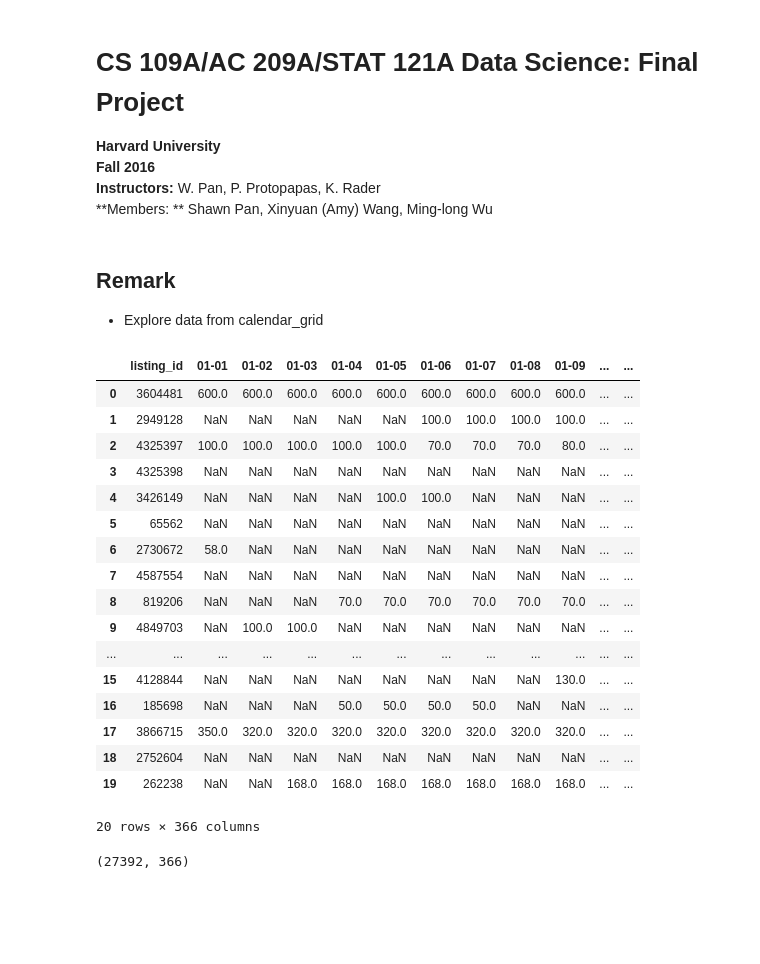
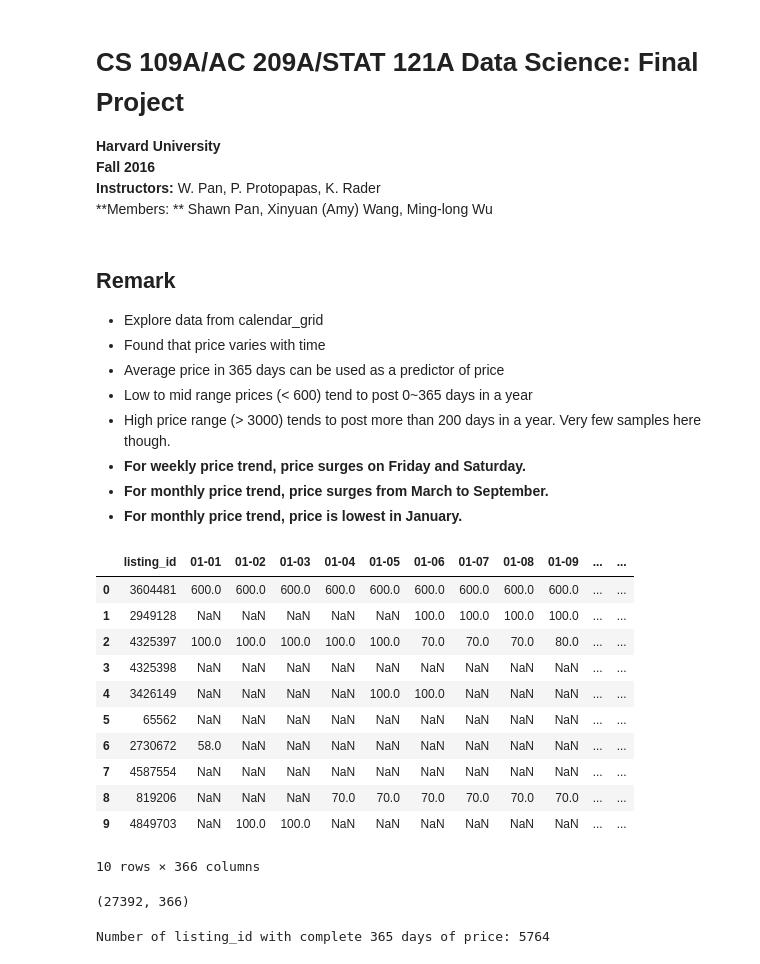
Before and after one commit to xwang146/cs109-airbnb-13, a Jupyter notebook: Code/01_load_exploration/DataExploration_calendar_grid.ipynb, the cells around one changed output. Cells and saved outputs as stored; diff of their text form; code cells hidden in the pictures; blank space fills up the shorter version.

```diff
--- a/Code/01_load_exploration/DataExploration_calendar_grid.ipynb
+++ b/Code/01_load_exploration/DataExploration_calendar_grid.ipynb
@@ -4,7 +4,3 @@
 **Fall 2016**<br>
 **Instructors:** W. Pan, P. Protopapas, K. Rader<br>
 **Members: ** Shawn Pan, Xinyuan (Amy) Wang, Ming-long Wu
-# %% [markdown]
-## Remark ##
-
-- Explore data from calendar_grid
@@ -24,0 +7,11 @@ from scipy.stats import mode
+# %% [markdown]
+## Remark ##
+
+- Explore data from calendar_grid
+- Found that price varies with time
+- Average price in 365 days can be used as a predictor of price
+- Low to mid range prices (< 600) tend to post 0~365 days in a year
+- High price range (> 3000) tends to post more than 200 days in a year. Very few samples here though.
+- **For weekly price trend, price surges on Friday and Saturday.**
+- **For monthly price trend, price surges from March to September.**
+- **For monthly price trend, price is lowest in January.**
@@ -25,27 +36,21 @@ from scipy.stats import mode
 # %%
 # read data
 calendar = pd.read_csv('../../Data/calendar_grid.csv', delimiter = ',')
 
 # check data
-calendar.head(n=20)
+calendar.head(n=10)
 # %% [output]
 |  | listing_id | 01-01 | 01-02 | 01-03 | 01-04 | 01-05 | 01-06 | 01-07 | 01-08 | 01-09 | ... | ... |
 | 0 | 3604481 | 600.0 | 600.0 | 600.0 | 600.0 | 600.0 | 600.0 | 600.0 | 600.0 | 600.0 | ... | ... |
 | 1 | 2949128 | NaN | NaN | NaN | NaN | NaN | 100.0 | 100.0 | 100.0 | 100.0 | ... | ... |
 | 2 | 4325397 | 100.0 | 100.0 | 100.0 | 100.0 | 100.0 | 70.0 | 70.0 | 70.0 | 80.0 | ... | ... |
 | 3 | 4325398 | NaN | NaN | NaN | NaN | NaN | NaN | NaN | NaN | NaN | ... | ... |
 | 4 | 3426149 | NaN | NaN | NaN | NaN | 100.0 | 100.0 | NaN | NaN | NaN | ... | ... |
 | 5 | 65562 | NaN | NaN | NaN | NaN | NaN | NaN | NaN | NaN | NaN | ... | ... |
 | 6 | 2730672 | 58.0 | NaN | NaN | NaN | NaN | NaN | NaN | NaN | NaN | ... | ... |
 | 7 | 4587554 | NaN | NaN | NaN | NaN | NaN | NaN | NaN | NaN | NaN | ... | ... |
 | 8 | 819206 | NaN | NaN | NaN | 70.0 | 70.0 | 70.0 | 70.0 | 70.0 | 70.0 | ... | ... |
 | 9 | 4849703 | NaN | 100.0 | 100.0 | NaN | NaN | NaN | NaN | NaN | NaN | ... | ... |
-| ... | ... | ... | ... | ... | ... | ... | ... | ... | ... | ... | ... | ... |
-| 15 | 4128844 | NaN | NaN | NaN | NaN | NaN | NaN | NaN | NaN | 130.0 | ... | ... |
-| 16 | 185698 | NaN | NaN | NaN | 50.0 | 50.0 | 50.0 | 50.0 | NaN | NaN | ... | ... |
-| 17 | 3866715 | 350.0 | 320.0 | 320.0 | 320.0 | 320.0 | 320.0 | 320.0 | 320.0 | 320.0 | ... | ... |
-| 18 | 2752604 | NaN | NaN | NaN | NaN | NaN | NaN | NaN | NaN | NaN | ... | ... |
-| 19 | 262238 | NaN | NaN | 168.0 | 168.0 | 168.0 | 168.0 | 168.0 | 168.0 | 168.0 | ... | ... |
-20 rows × 366 columns
+10 rows × 366 columns
 # %%
 # check calendar size
@@ -72,0 +60,11 @@ plt.show()
+# %%
+calendar_np = calendar.values
+calendar_np = np.delete(calendar_np, 0, axis=1)
+# Check rows with complete 366 days of price data
+check_nan = np.isnan(calendar_np)
+row_nan_cnt = np.sum(check_nan, axis=1)
+if_complete = row_nan_cnt==0
+
+print 'Number of listing_id with complete 365 days of price: ' + str(np.sum(if_complete))
+# %% [output]
+Number of listing_id with complete 365 days of price: 5764
```
Also changed, not shown: parts of 11 cells of this notebook, 4 other files.
